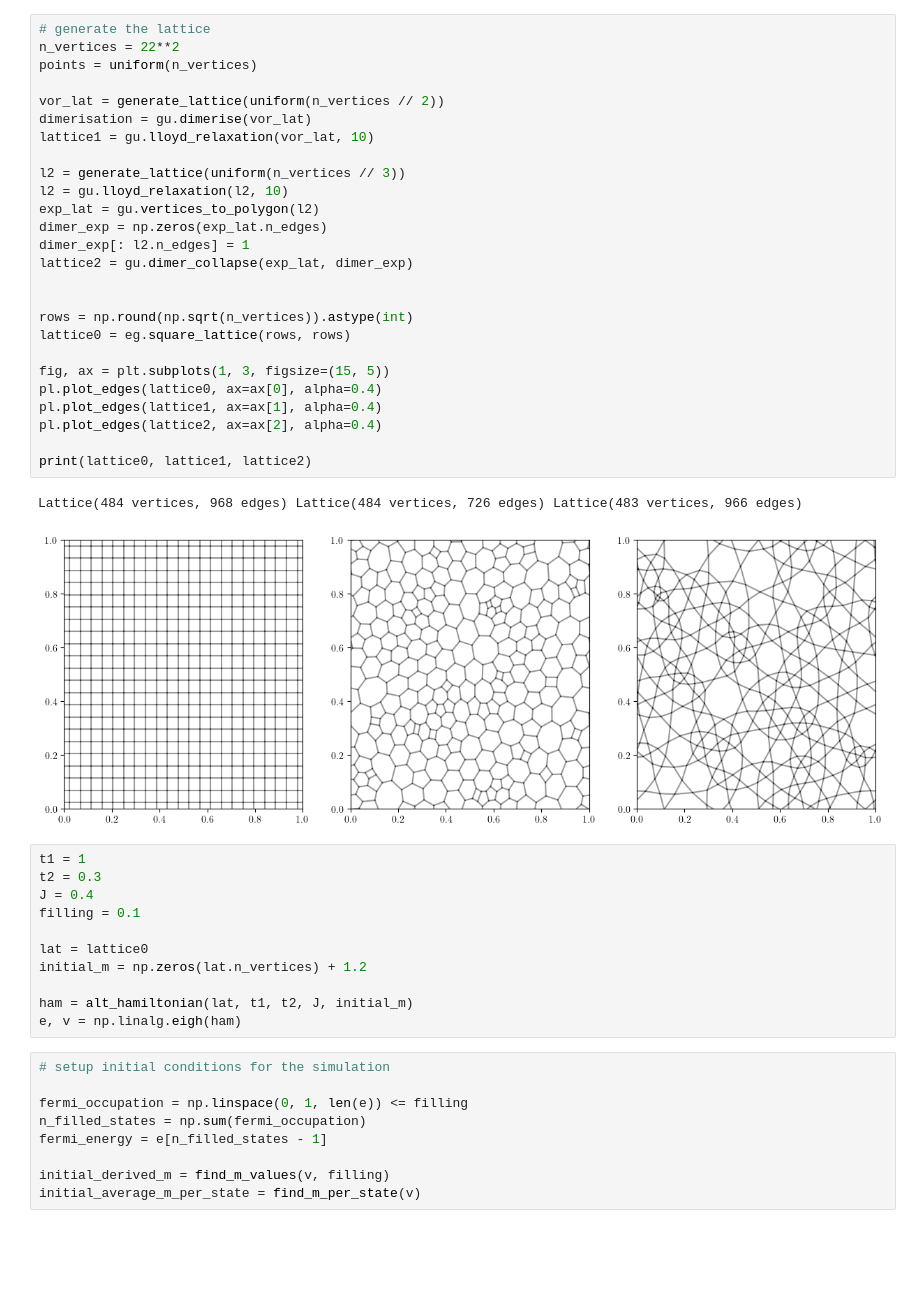
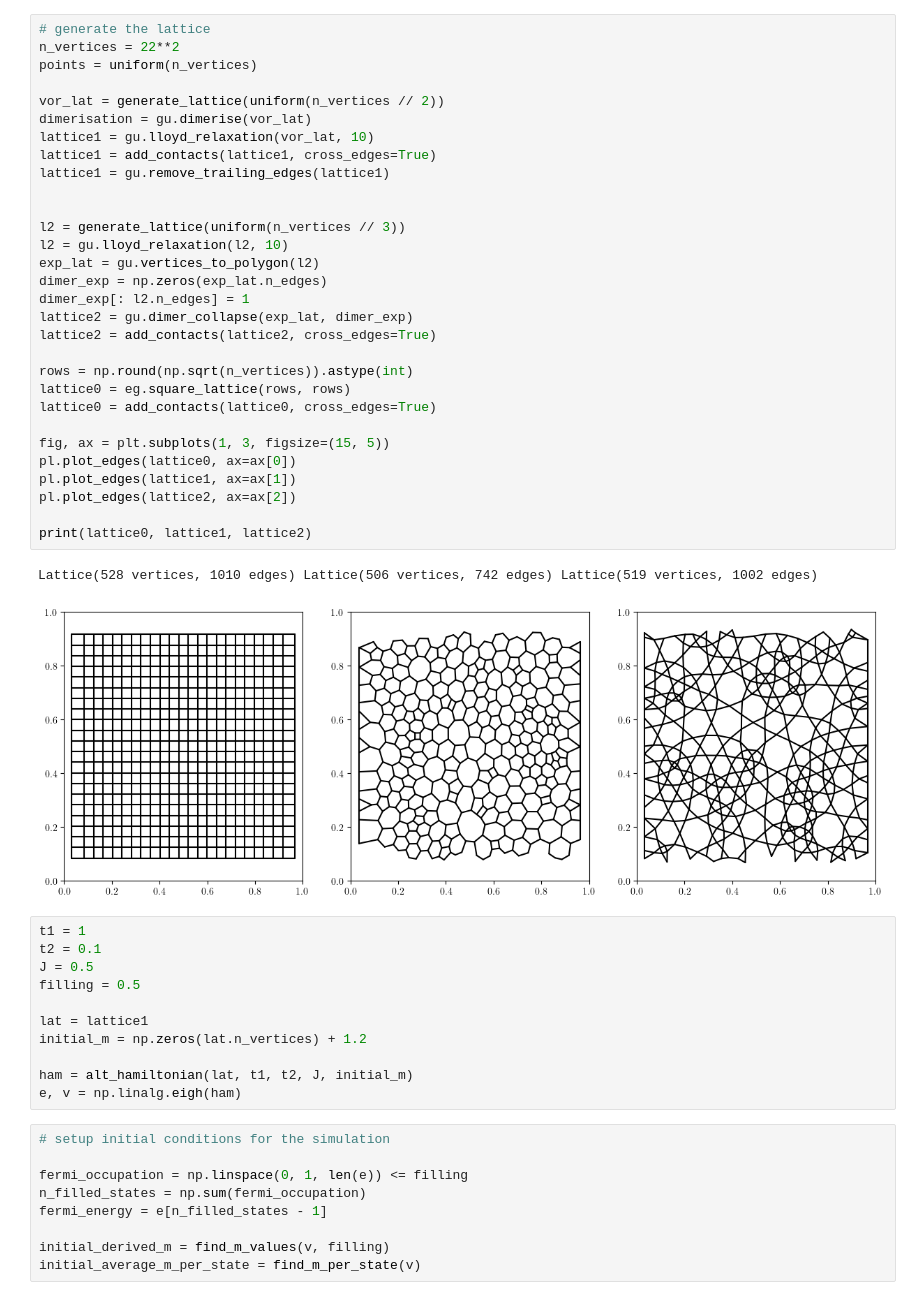
Before and after one commit to dpreuo/alter_morph, a Jupyter notebook: amorphous_mean_field.ipynb, the cells around one changed output. Cells and saved outputs as stored; diff of their text form; blank space fills up the shorter version.

```diff
--- a/amorphous_mean_field.ipynb
+++ b/amorphous_mean_field.ipynb
@@ -36,39 +38,43 @@ aps_halfwidth = 3.375
 # %%
 # generate the lattice
 n_vertices = 22**2
 points = uniform(n_vertices)
 
 vor_lat = generate_lattice(uniform(n_vertices // 2))
 dimerisation = gu.dimerise(vor_lat)
 lattice1 = gu.lloyd_relaxation(vor_lat, 10)
+lattice1 = add_contacts(lattice1, cross_edges=True)
+lattice1 = gu.remove_trailing_edges(lattice1)
+
 
 l2 = generate_lattice(uniform(n_vertices // 3))
 l2 = gu.lloyd_relaxation(l2, 10)
 exp_lat = gu.vertices_to_polygon(l2)
 dimer_exp = np.zeros(exp_lat.n_edges)
 dimer_exp[: l2.n_edges] = 1
 lattice2 = gu.dimer_collapse(exp_lat, dimer_exp)
-
+lattice2 = add_contacts(lattice2, cross_edges=True)
 
 rows = np.round(np.sqrt(n_vertices)).astype(int)
 lattice0 = eg.square_lattice(rows, rows)
+lattice0 = add_contacts(lattice0, cross_edges=True)
 
 fig, ax = plt.subplots(1, 3, figsize=(15, 5))
-pl.plot_edges(lattice0, ax=ax[0], alpha=0.4)
-pl.plot_edges(lattice1, ax=ax[1], alpha=0.4)
-pl.plot_edges(lattice2, ax=ax[2], alpha=0.4)
+pl.plot_edges(lattice0, ax=ax[0])
+pl.plot_edges(lattice1, ax=ax[1])
+pl.plot_edges(lattice2, ax=ax[2])
 
 print(lattice0, lattice1, lattice2)
 # %% [output]
-Lattice(484 vertices, 968 edges) Lattice(484 vertices, 726 edges) Lattice(483 vertices, 966 edges)
+Lattice(528 vertices, 1010 edges) Lattice(506 vertices, 742 edges) Lattice(519 vertices, 1002 edges)
-[figure, old version]
+[figure, new version]
 # %%
 t1 = 1
-t2 = 0.3
-J = 0.4
-filling = 0.1
+t2 = 0.1
+J = 0.5
+filling = 0.5
 
-lat = lattice0
+lat = lattice1
 initial_m = np.zeros(lat.n_vertices) + 1.2
 
 ham = alt_hamiltonian(lat, t1, t2, J, initial_m)
```
Also changed, not shown: parts of 6 cells of this notebook, 11 other files.
